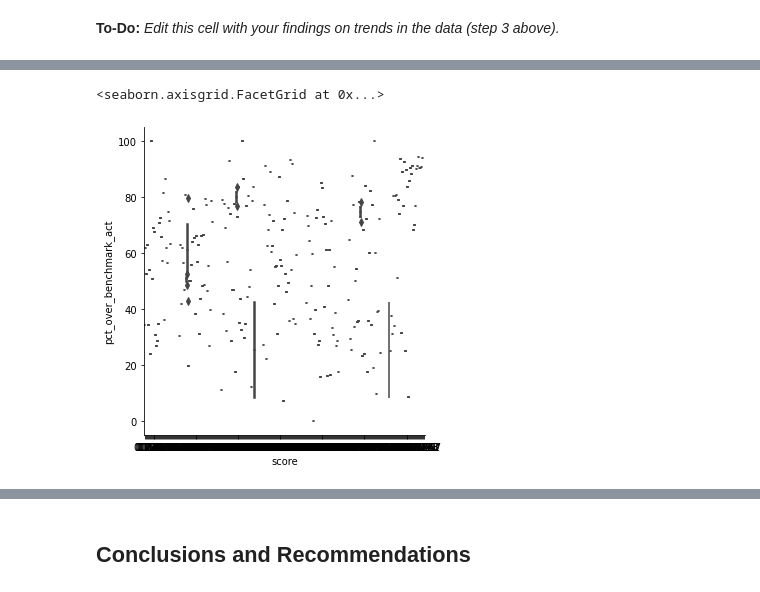
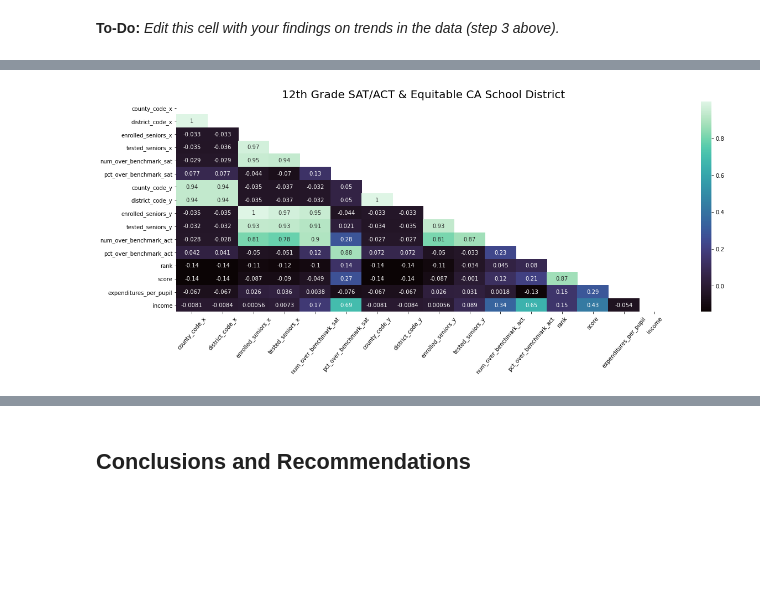
Before and after one commit to griffinbran/Temp-Repo-1, a Jupyter notebook: code/starter-code.ipynb, the cells around one changed output, grey strips where cells are left out. Cells and saved outputs as stored; diff of their text form; code cells hidden in the pictures; blank space fills up the shorter version.

```diff
--- a/code/starter-code.ipynb
+++ b/code/starter-code.ipynb
@@ -387,8 +380,7 @@ equitydf[equitydf['district_name']=='Jefferson Elementary ']
 #print(district_scores_satdf['district_name'].sort_values())
 #print(district_scores_actdf[['district_name']].sort_values('district_name'))
 #print(district_scores_satdf[['district_name']].sort_values('district_name'))
-finaldf['% of SAT Test-Takers Scoring Above Average'] = finaldf['num_over_benchmark_sat']/finaldf['tested_seniors_x']
-finaldf['% of SAT Test-Takers Scoring Above Average'].describe()
+finaldf['pct_over_benchmark_sat'].describe()
 # %% [output]
 404
 0
@@ -668,8 +652,19 @@ sns.regplot( x='score', y='pct_over_benchmark_act', data=finaldf);
-# %%
-#.sort_by('rank')
-finaldf.loc[:,['district_name','pct_over_benchmark_sat','pct_over_benchmark_act','rank', 'score']].sort_values(by='rank')
-#Plot x=rank, y=pct_over_benchmark
-sns.catplot(  x='score', y='pct_over_benchmark_act', data=finaldf, kind='box', sym=' ' , whis= [5, 95]  );
-# %% [output]
-<seaborn.axisgrid.FacetGrid at 0x...>
-[figure, removed]
+# %%
+#Heatmap
+# Establish size of figure.
+plt.figure(figsize = (20, 7));
+
+# Get correlation of variables.
+corr = finaldf.corr();
+
+# Set up mask to be "True" in the upper triangle.
+mask = np.zeros_like(corr)
+mask[np.triu_indices_from(mask)] = True
+
+# Plot our correlation heatmap, while masking the upper triangle to be white.
+sns.heatmap(corr, mask = mask, cmap = 'mako', annot = True);
+
+plt.xticks(rotation = 50);
+plt.title('12th Grade SAT/ACT & Equitable CA School District',fontsize=20);
+# %% [output]
+[figure, added]
```
Also changed, not shown: parts of 19 cells of this notebook.
